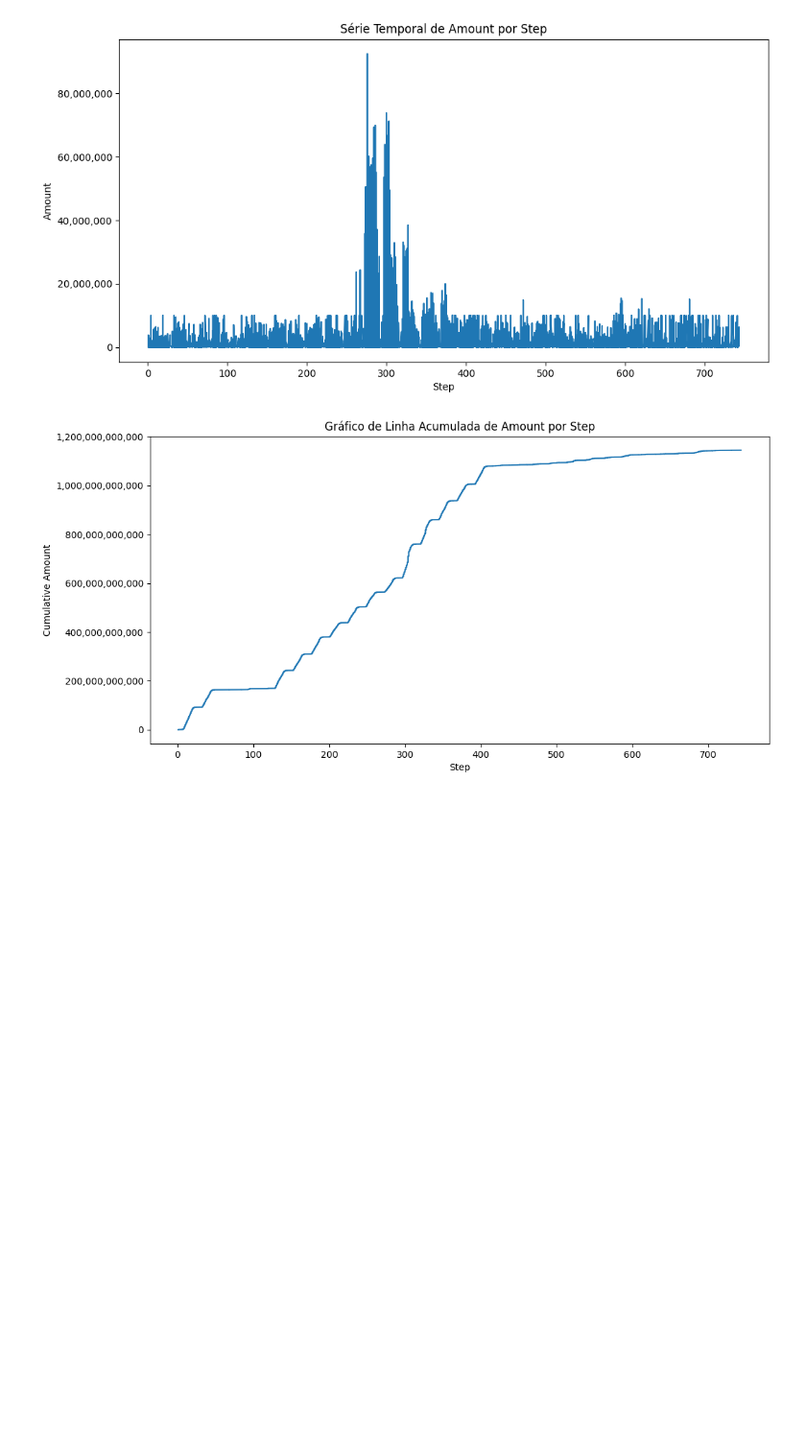
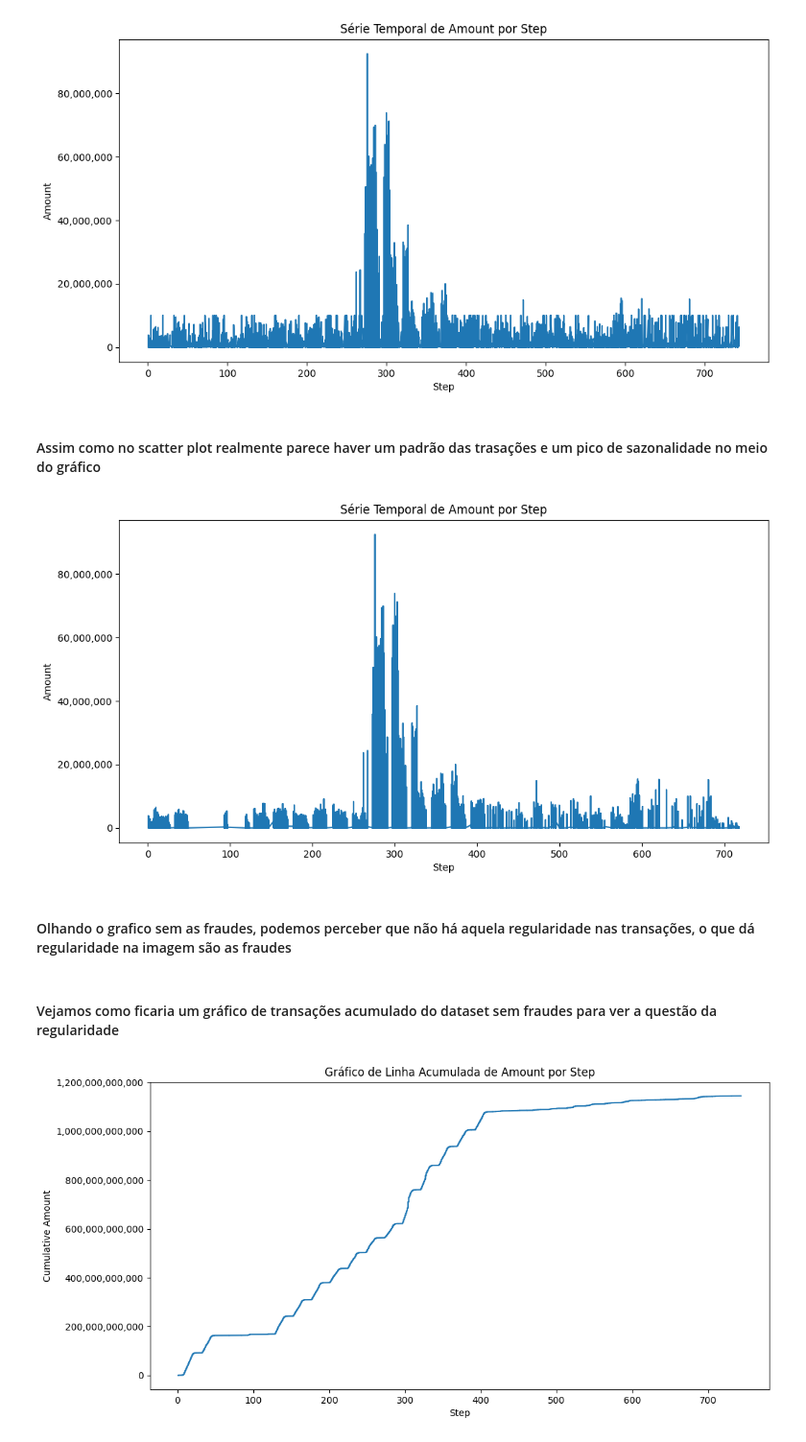
Before and after one commit to jorgelpiva/A3_IAvsBigData, a Jupyter notebook: analise_exploratoria.ipynb, the cells around one changed output. Shown at 96% size. Saved outputs shown, nothing was run; the diff lists cells and outputs as text; code cells hidden in the pictures; blank space fills up the shorter version.

```diff
--- a/analise_exploratoria.ipynb
+++ b/analise_exploratoria.ipynb
@@ -715,6 +711,32 @@ ax.yaxis.set_major_formatter(ticker.FuncFormatter(lambda x, p: f'{x:,.0f}'))
 plt.show()
 # %% [output]
 [figure]
+# %% [markdown]
+<h4>Assim como no scatter plot realmente parece haver um padrão das trasações e um pico de sazonalidade no meio do gráfico</h4>
+# %%
+# Criar figura
+fig, ax = plt.subplots(figsize=(12, 6))
+
+# Plotar série temporal
+ax.plot(dataset_no_fraude['step'], dataset_no_fraude['amount'])
+
+# Configurar os eixos
+ax.set_xlabel('Step')
+ax.set_ylabel('Amount')
+ax.set_title('Série Temporal de Amount por Step')
+
+ax.yaxis.set_major_formatter(ticker.FuncFormatter(lambda x, p: f'{x:,.0f}'))
+
+ax.yaxis.set_major_formatter(ticker.FuncFormatter(lambda x, p: f'{x:,.0f}'))
+
+# Exibir o gráfico
+plt.show()
+# %% [output]
+[figure, added]
+# %% [markdown]
+<h4>Olhando o grafico sem as fraudes, podemos perceber que não há aquela regularidade nas transações, o que dá regularidade na imagem são as fraudes</h4>
+# %% [markdown]
+<h4>Vejamos como ficaria um gráfico de transações acumulado do dataset sem fraudes para ver a questão da regularidade</h4>
 # %%
 # Criar figura
 fig, ax = plt.subplots(figsize=(12, 6))
```
Also changed, not shown: parts of 79 cells of this notebook, 3 other files.
